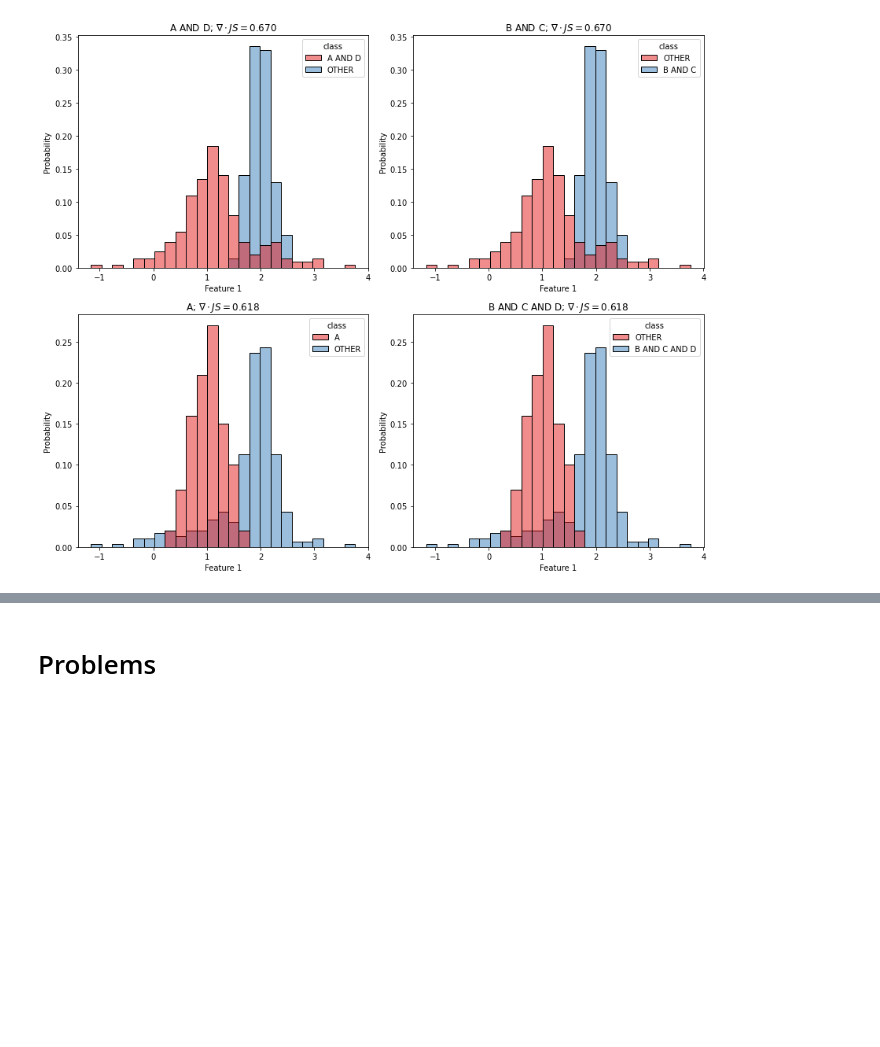
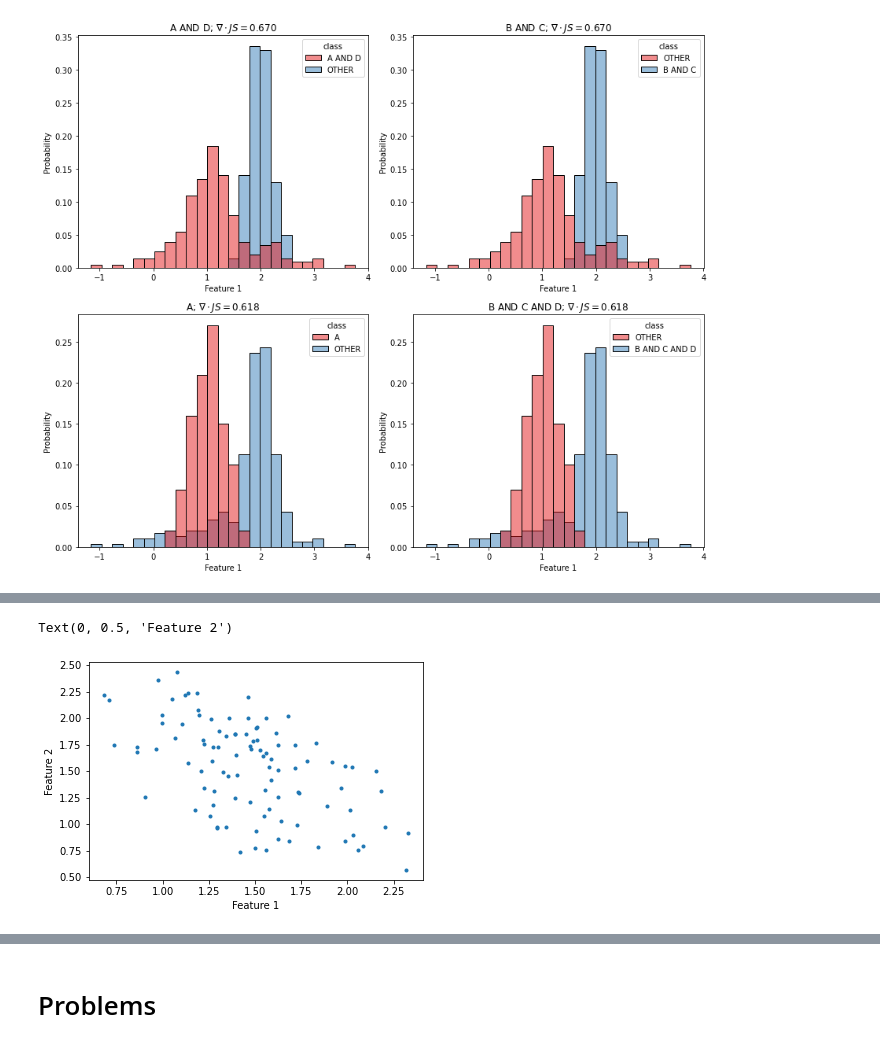
Before and after one commit to nathan-mahynski/nathan-mahynski.github.io, a Jupyter notebook: _tutorials/jensen_shannon/jensen_shannon.ipynb, the cells around one changed output, grey strips where cells are left out. Drawn from its saved outputs; the diff is of its cells as text; code cells hidden in the pictures; blank space fills up the shorter version.

```diff
--- a/_tutorials/jensen_shannon/jensen_shannon.ipynb
+++ b/_tutorials/jensen_shannon/jensen_shannon.ipynb
@@ -229,0 +264,17 @@ jsc.interesting(threshold=0.65, method="max", min_delta=0.05)
+# %%
+# Make some fake features that are anticorrelated
+np.random.seed(0)
+d1 = np.linspace(1,2,100)+np.random.random(100)-0.5
+d2 = np.linspace(2,1,100)+np.random.random(100)-0.5
+
+import pandas as pd
+y = ['A' if a*b < 1.5 else 'B' for a,b in zip(d1,d2)]
+X_dummy = pd.DataFrame(data=np.vstack((d1,d2)).T, columns=['Feature 1', 'Feature 2'])
+X_dummy['class'] = y
+
+plt.plot(d1, d2, '.')
+plt.xlabel('Feature 1')
+plt.ylabel('Feature 2')
+# %% [output]
+Text(0, 0.5, 'Feature 2')
+[figure, added]
```
Also changed, not shown: parts of 19 cells of this notebook, 5 other files.
